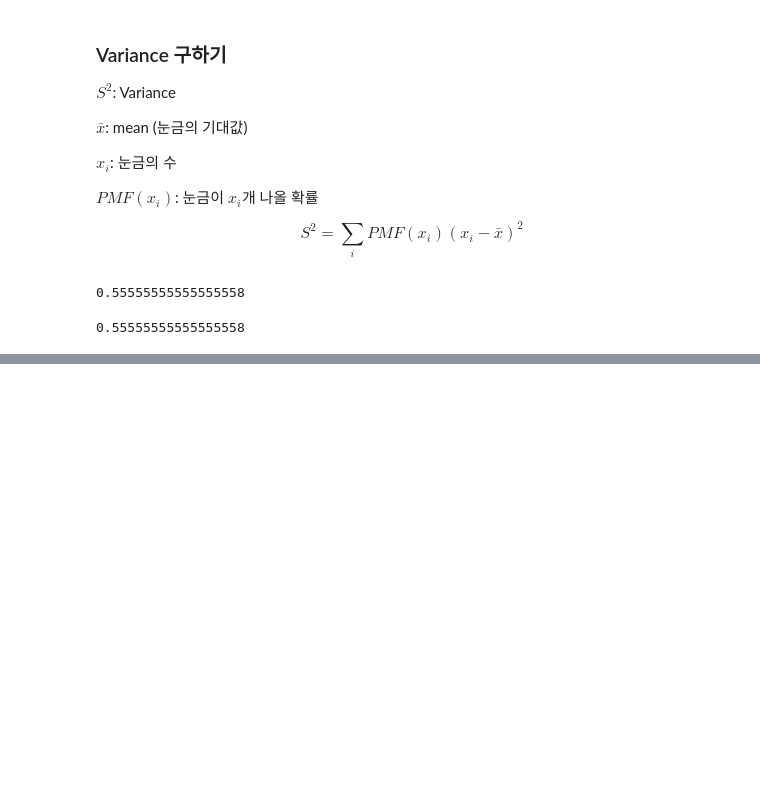
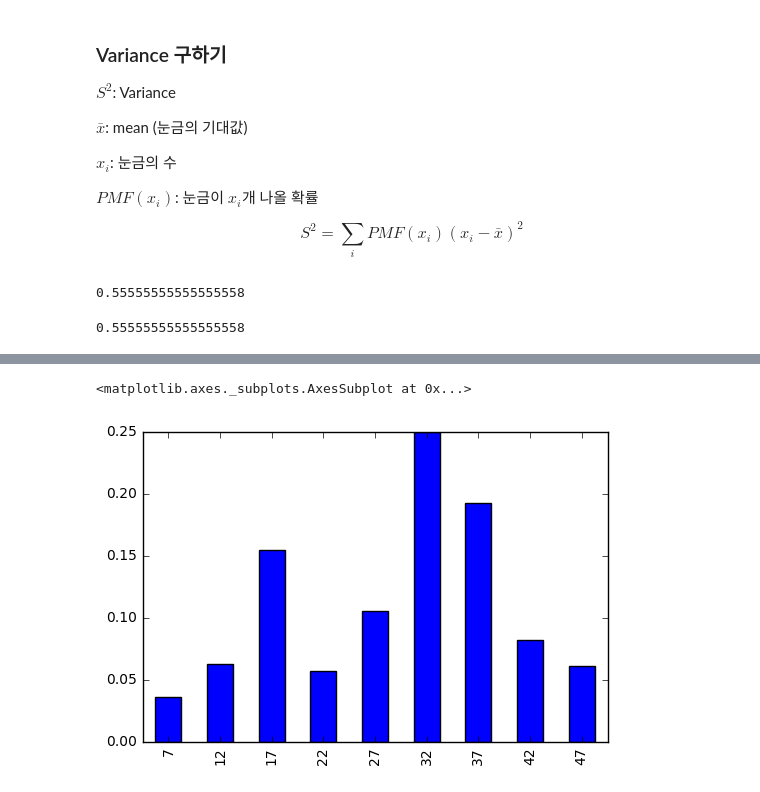
Before and after one commit to ermaker/thinkstats2chap3, a Jupyter notebook: pmf.ipynb, the cells around one changed output, grey strips where cells are left out. Drawn from its saved outputs; the diff is of its cells as text; code cells hidden in the pictures; blank space fills up the shorter version.

```diff
--- a/pmf.ipynb
+++ b/pmf.ipynb
@@ -110,0 +179,4 @@ number.values.var()  # 원 데이터로 구한 mean
+# %%
+biased = pmf.mul(pmf.index)
+biased /= biased.sum()
+biased
@@ -110,0 +194,5 @@ number.values.var()  # 원 데이터로 구한 mean
+# %%
+biased.plot.bar()
+# %% [output]
+<matplotlib.axes._subplots.AxesSubplot at 0x...>
+[figure, added]
```
Also changed, not shown: parts of 17 cells of this notebook.
